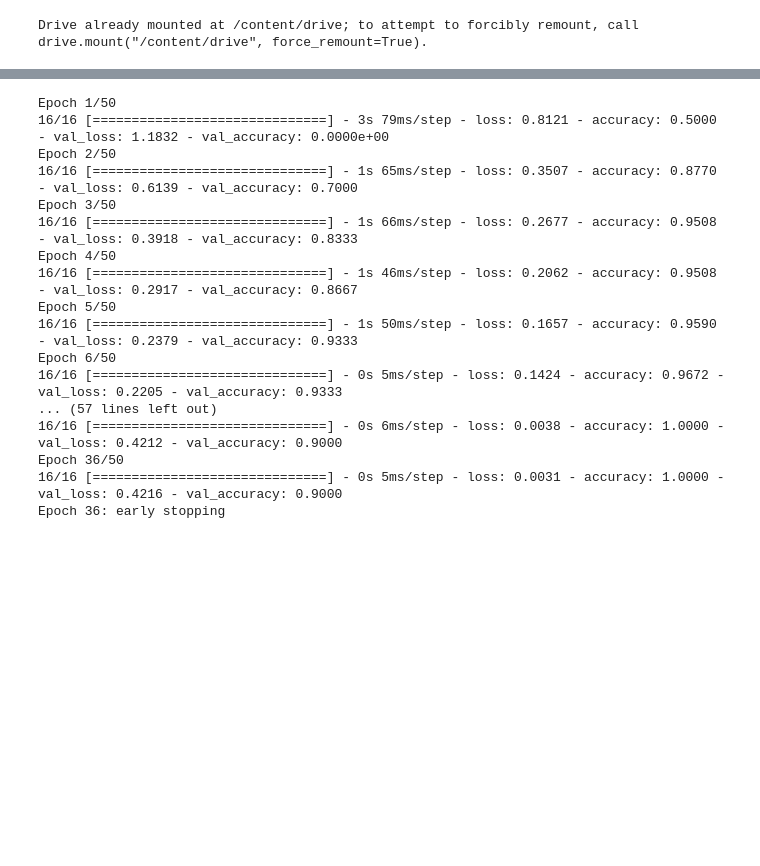
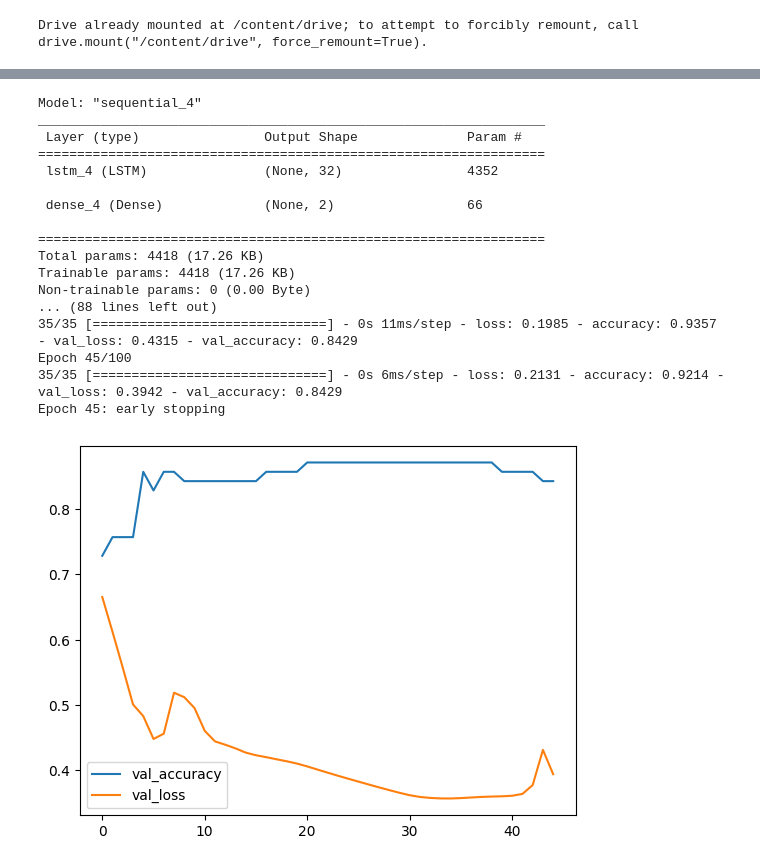
Before and after one commit to EricEricEricJin/ECE539-Group-Project, a Jupyter notebook: pred_series_mlp_train.ipynb, the cells around one changed output, grey strips where cells are left out. Saved outputs shown, nothing was run; the diff lists cells and outputs as text; code cells hidden in the pictures; blank space fills up the shorter version.

Commit message:
Used LSTM instead of MLP

```diff
--- a/pred_series_mlp_train.ipynb
+++ b/pred_series_mlp_train.ipynb
@@ -49,48 +49,62 @@ train_ds, val_ds = keras.utils.split_dataset(series_ds_batched, left_size=0.8)
 # val_ds = val_ds.batch(batch_size)
 # %%
 # Develop a three-layer MLP with 50 inputs and 2 outputs
+
+# Use MLP
+# model = keras.models.Sequential()
+# model.add(keras.layers.Dense(50, input_dim=input_size, activation="ReLU"))
+# model.add(keras.layers.Dense(60, activation="ReLU"))
+# model.add(keras.layers.Dense(50, activation="ReLU"))
+# model.add(keras.layers.Dense(2, activation="softmax"))
+# model.compile(loss='binary_crossentropy', optimizer='adam',
+#             metrics=['accuracy'])
+
+# Use LSTM
 model = keras.models.Sequential()
-model.add(keras.layers.Dense(50, input_dim=input_size, activation="ReLU"))
-model.add(keras.layers.Dense(60, activation="ReLU"))
-model.add(keras.layers.Dense(50, activation="ReLU"))
+model.add(keras.layers.LSTM(32, input_shape=(input_size, 1)))
 model.add(keras.layers.Dense(2, activation="softmax"))
 model.compile(loss='binary_crossentropy', optimizer='adam',
-            metrics=['accuracy'])
+            metrics='accuracy')
+model.summary()
+# model.compile(optimizer=keras.optimizers.Adam(learning_rate=0.001), loss="mse")
+EPOCHS = 100
 
-EPOCHS = 50
-
-checkpoint_filepath = f"/content/drive/My Drive/Colab Notebooks/ECE539_Project/pred_series_mlp_weights_{str(datetime.date.today())}"
+checkpoint_filepath = f"/content/drive/My Drive/Colab Notebooks/ECE539_Project/pred_series_lstm_weights"
 checkpoint_callback = keras.callbacks.ModelCheckpoint(
     filepath=checkpoint_filepath,
     save_weights_only=False,
     monitor='val_accuracy',
     mode='max',
     save_best_only=True)
-
-earlystop_callback = keras.callbacks.EarlyStopping(verbose=1, patience=30)
-
+earlystop_callback = keras.callbacks.EarlyStopping(verbose=1, patience=10)
 
 history = model.fit(
     train_ds,
     validation_data=val_ds,
     epochs=EPOCHS,
     callbacks=[earlystop_callback, checkpoint_callback],
 )
+
+plt.plot(history.history["val_accuracy"], label="val_accuracy")
+plt.plot(history.history["val_loss"], label="val_loss")
+plt.legend()
+plt.show()
 # %% [output]
-Epoch 1/50
-16/16 [==============================] - 3s 79ms/step - loss: 0.8121 - accuracy: 0.5000 - val_loss: 1.1832 - val_accuracy: 0.0000e+00
-Epoch 2/50
-16/16 [==============================] - 1s 65ms/step - loss: 0.3507 - accuracy: 0.8770 - val_loss: 0.6139 - val_accuracy: 0.7000
-Epoch 3/50
-16/16 [==============================] - 1s 66ms/step - loss: 0.2677 - accuracy: 0.9508 - val_loss: 0.3918 - val_accuracy: 0.8333
-Epoch 4/50
-16/16 [==============================] - 1s 46ms/step - loss: 0.2062 - accuracy: 0.9508 - val_loss: 0.2917 - val_accuracy: 0.8667
-Epoch 5/50
-16/16 [==============================] - 1s 50ms/step - loss: 0.1657 - accuracy: 0.9590 - val_loss: 0.2379 - val_accuracy: 0.9333
-Epoch 6/50
-16/16 [==============================] - 0s 5ms/step - loss: 0.1424 - accuracy: 0.9672 - val_loss: 0.2205 - val_accuracy: 0.9333
-... (57 lines left out)
-16/16 [==============================] - 0s 6ms/step - loss: 0.0038 - accuracy: 1.0000 - val_loss: 0.4212 - val_accuracy: 0.9000
-Epoch 36/50
-16/16 [==============================] - 0s 5ms/step - loss: 0.0031 - accuracy: 1.0000 - val_loss: 0.4216 - val_accuracy: 0.9000
-Epoch 36: early stopping
+Model: "sequential_4"
+_________________________________________________________________
+ Layer (type)                Output Shape              Param #
+=================================================================
+ lstm_4 (LSTM)               (None, 32)                4352
+
+ dense_4 (Dense)             (None, 2)                 66
+
+=================================================================
+Total params: 4418 (17.26 KB)
+Trainable params: 4418 (17.26 KB)
+Non-trainable params: 0 (0.00 Byte)
+... (88 lines left out)
+35/35 [==============================] - 0s 11ms/step - loss: 0.1985 - accuracy: 0.9357 - val_loss: 0.4315 - val_accuracy: 0.8429
+Epoch 45/100
+35/35 [==============================] - 0s 6ms/step - loss: 0.2131 - accuracy: 0.9214 - val_loss: 0.3942 - val_accuracy: 0.8429
+Epoch 45: early stopping
+[figure, added]
```
Also changed, not shown: parts of 2 cells of this notebook.
